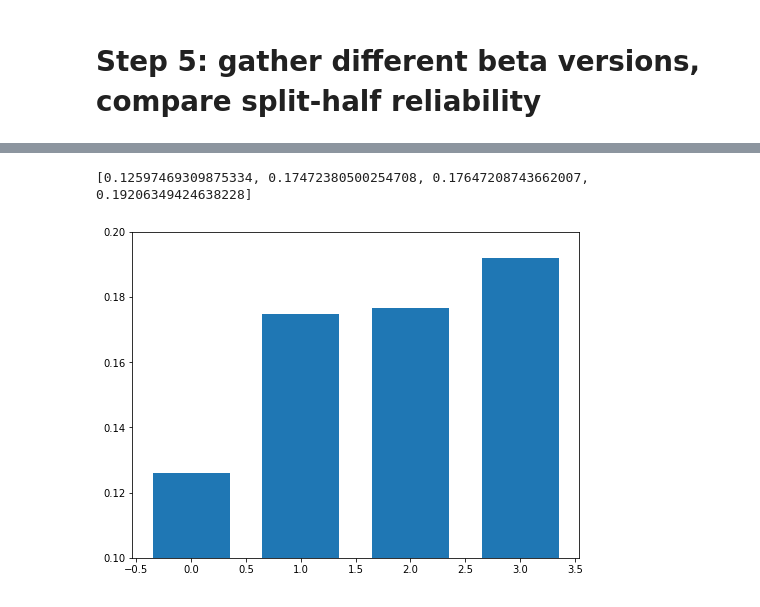
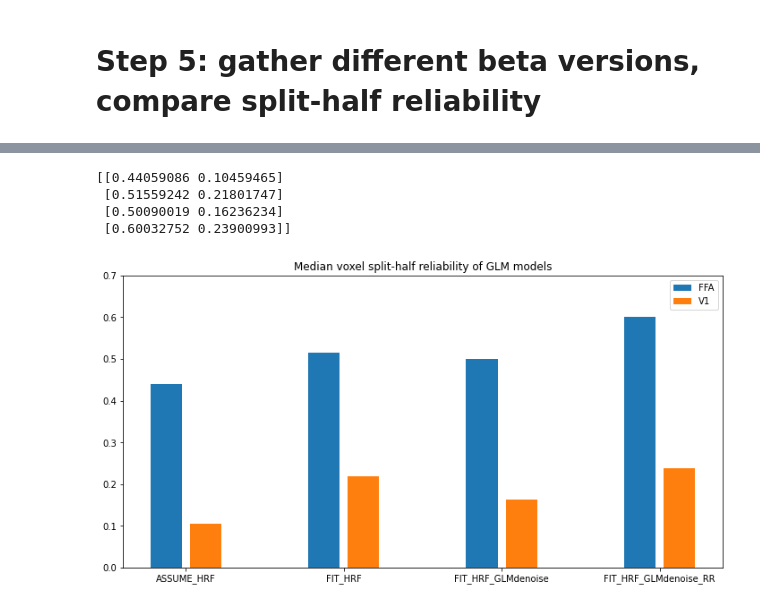
Before and after one commit to cvnlab/GLMsingle, a Jupyter notebook: examples/example2.ipynb, the cells around one changed output, grey strips where cells are left out. Drawn from its saved outputs; the diff is of its cells as text; code cells hidden in the pictures.

```diff
--- a/examples/example2.ipynb
+++ b/examples/example2.ipynb
@@ -363,10 +375,10 @@ repindices = []
 for p in range(designALL.shape[1]):
     temp = np.argwhere(corder==p)[:,0]
     if len(temp) >= 2:
-        repindices.append([temp[0], temp[1]])
+        repindices.append(temp)
 
 repindices = np.vstack(np.array(repindices)).T
-print(repindices[:,:3])
 
 print(f'there are {repindices.shape[1]} repeated conditions in the experiment')
+print(f'there are {repindices.shape[0]} instances of each repeated condition')
 # %% [output]
@@ -376,19 +386,0 @@ there are 136 repeated conditions in the experiment
-# %%
-vox_reliabilities = []
-modelnames = list(models.keys())
-
-for m in range(len(modelnames)):
-    print(modelnames[m])
-    time.sleep(1)
-    betas = models[modelnames[m]][:,:,:,repindices]
-    x,y,z = betas.shape[:3]
-
-    rels = np.full((x,y,z),np.nan)
-
-    for xx in tqdm(range(x)):
-        for yy in range(y):
-            for zz in range(z):
-                rels[xx,yy,zz] = np.corrcoef(betas[xx,yy,zz,0],
-                                             betas[xx,yy,zz,1])[1,0]
-
-    vox_reliabilities.append(rels)
@@ -399,0 +387,3 @@ fithrf_glmdenoise_rr
+# %%
+FFA_roi = X['floc'].item()[0] == 2          # for FFA-1
+earlyvis_roi = X['visual'].item()[0] == 1   # for V1
@@ -400,15 +444,23 @@ fithrf_glmdenoise_rr
 # %%
 comparison = []
 for vr in vox_reliabilities:
-    comparison.append(np.nanmedian(vr[ROI==1]))
+    comparison.append([np.nanmedian(vr[FFA_roi]), np.nanmedian(vr[earlyvis_roi])])
+comparison = np.vstack(comparison)
 
-plt.figure(figsize=(8,6))
-plt.bar(np.arange(len(comparison)),comparison,width=0.7)
-plt.ylim([0.1,0.2])
+plt.figure(figsize=(12,6))
+plt.bar(np.arange(len(comparison[:,0]))-0.125,comparison[:,0],width=0.2)
+plt.bar(np.arange(len(comparison[:,1]))+0.125,comparison[:,1],width=0.2)
+plt.ylim([0,0.7])
 print(comparison)
+plt.legend(['FFA','V1'])
+plt.title('Median voxel split-half reliability of GLM models')
+plt.xticks(np.arange(4),np.array(['ASSUME_HRF', 'FIT_HRF', 'FIT_HRF_GLMdenoise', 'FIT_HRF_GLMdenoise_RR']));
 # %% [output]
-[0.12597469309875334, 0.17472380500254708, 0.17647208743662007, 0.19206349424638228]
+[[0.44059086 0.10459465]
+ [0.51559242 0.21801747]
+ [0.50090019 0.16236234]
+ [0.60032752 0.23900993]]
-[figure, old version]
+[figure, new version]
 # %%
 a = np.squeeze(vox_reliabilities[3])
 a[ROI!=1] = np.nan
```
Also changed, not shown: parts of 10 cells of this notebook.
